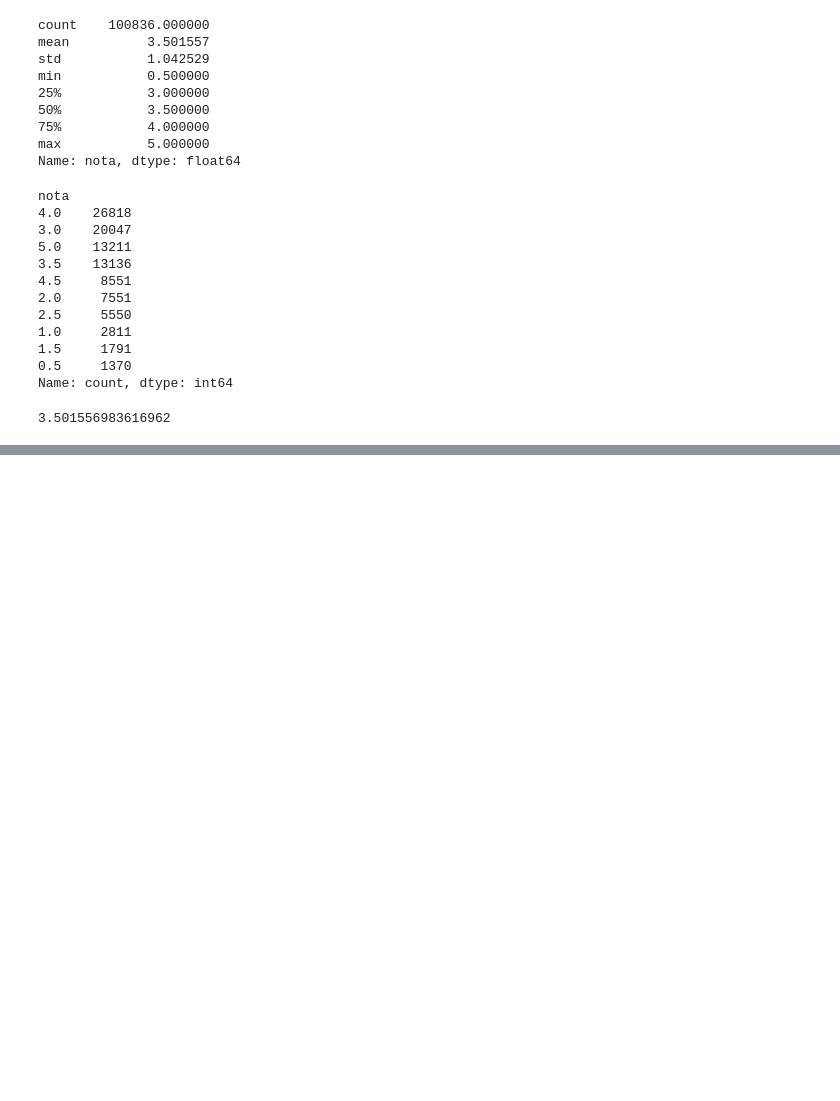
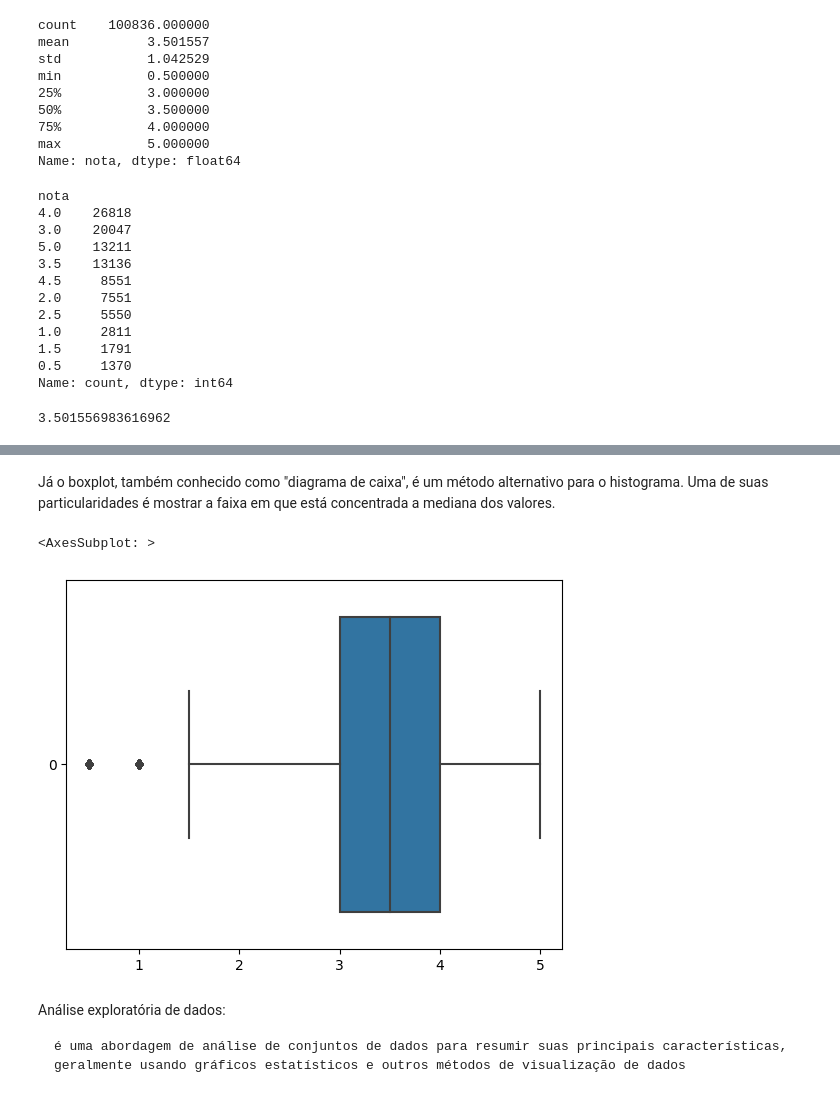
Before and after one commit to Jarthorius/introducao-a-data-science, a Jupyter notebook: Introdução_a_Data_Science.ipynb, the cells around one changed output, grey strips where cells are left out. Saved outputs shown, nothing was run; the diff lists cells and outputs as text; code cells hidden in the pictures; blank space fills up the shorter version.

```diff
--- a/Introdução_a_Data_Science.ipynb
+++ b/Introdução_a_Data_Science.ipynb
@@ -64,0 +91,11 @@ notas['nota'].mean()
+# %% [markdown]
+Já o boxplot, também conhecido como "diagrama de caixa", é um método alternativo para o histograma. Uma de suas particularidades é mostrar a faixa em que está concentrada a mediana dos valores.
+# %%
+sns.boxplot(notas.nota, orient="h")
+# %% [output]
+<AxesSubplot: >
+[figure, added]
+# %% [markdown]
+Análise exploratória de dados:
+
+    é uma abordagem de análise de conjuntos de dados para resumir suas principais características, geralmente usando gráficos estatísticos e outros métodos de visualização de dados
```
Also changed, not shown: parts of 64 cells of this notebook.
